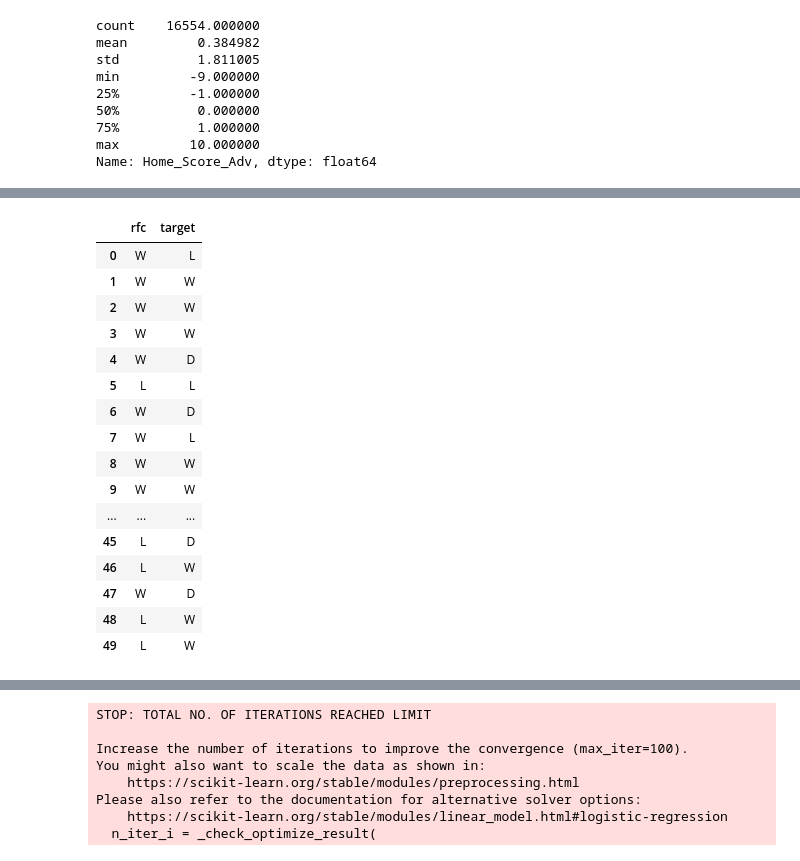
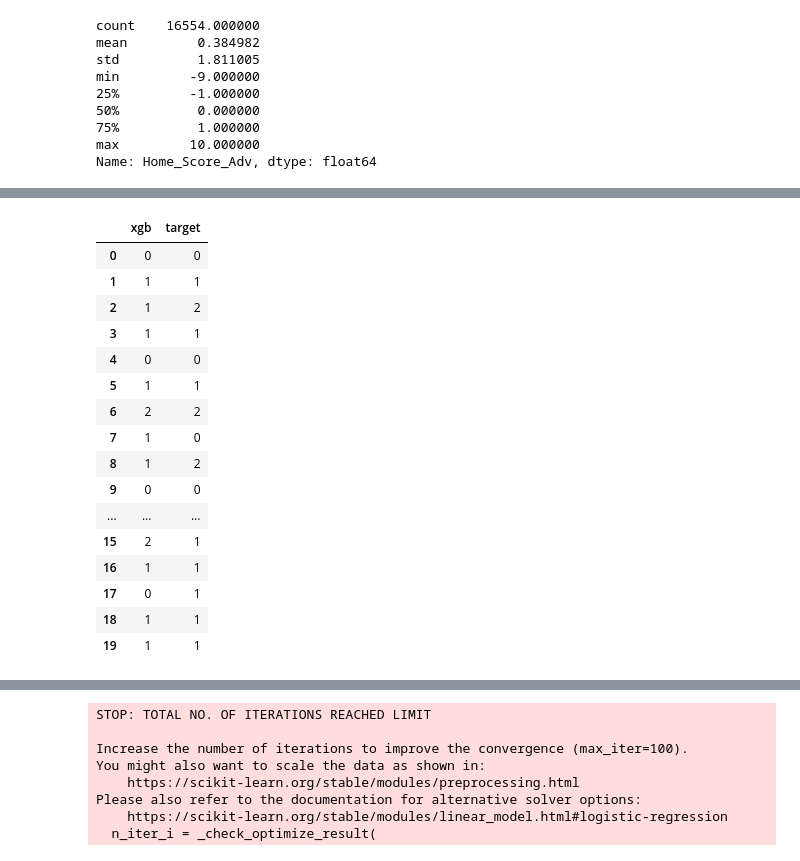
Before and after one commit to gwilli95/European_Soccer_EDA_XGBoost_Pipeline, a Jupyter notebook: notebooks/match_predict.ipynb, the cells around one changed output, grey strips where cells are left out. Cells and saved outputs as stored; diff of their text form; code cells hidden in the pictures.

```diff
--- a/notebooks/match_predict.ipynb
+++ b/notebooks/match_predict.ipynb
@@ -205,13 +237,21 @@ y = df.Home_Result
 # %%
-X_train, X_test, y_train, y_test = train_test_split(X, y, train_size = 0.6, test_size = 0.4, shuffle = False)
+X_train, X_test, y_train, y_test = train_test_split(X, y, test_size = 0.25, shuffle = False)
+# %%
+xgb = XGBClassifier()
+
+f1 = make_scorer(f1_score, average = "weighted") #ValueError: Target is multiclass but average='binary'. Please choose another average setting, one of [None, 'micro', 'macro', 'weighted'].
+
+param_grid = {"max_depth": [3, 4, 5, 6], "learning_rate": [0.01, 0.02, 0.03, 0.05], "gamma": [1, 2, 4, 5]}
+grid = GridSearchCV(estimator = xgb, param_grid = param_grid, n_jobs = -1, scoring = f1)
+
+class_weights = class_weight.compute_sample_weight(class_weight = "balanced", y = y_train)
+# %%
+grid.fit(X_train, y_train, sample_weight = class_weights)
+xgb_train_pred = grid.predict(X_train)
+xgb_test_pred = grid.predict(X_test)
 # %%
-rfc = RandomForestClassifier()
-rfc.fit(X_train, y_train)
-rfc_train_pred = rfc.predict(X_train)
-rfc_test_pred = rfc.predict(X_test)
-
-rfc_df = pd.DataFrame(rfc_test_pred)
+xgb_df = pd.DataFrame(xgb_test_pred)
 target = pd.DataFrame(y_test)
-target_df = target.reset_index().drop(columns = "index")
-df = pd.concat([rfc_df, target_df], axis = 1)
-df.columns = ["rfc", "target"]
+target_df = target.reset_index().drop(columns = "index") #Resetting the index is needed for concatenation
+df = pd.concat([xgb_df, target_df], axis = 1)
+df.columns = ["xgb", "target"]
@@ -218,20 +272,20 @@ df.columns = ["rfc", "target"]
 # %%
-df.head(50)
+df.head(20)
 # %% [output]
-|  | rfc | target |
-| 0 | W | L |
-| 1 | W | W |
-| 2 | W | W |
-| 3 | W | W |
-| 4 | W | D |
-| 5 | L | L |
-| 6 | W | D |
-| 7 | W | L |
-| 8 | W | W |
-| 9 | W | W |
+|  | xgb | target |
+| 0 | 0 | 0 |
+| 1 | 1 | 1 |
+| 2 | 1 | 2 |
+| 3 | 1 | 1 |
+| 4 | 0 | 0 |
+| 5 | 1 | 1 |
+| 6 | 2 | 2 |
+| 7 | 1 | 0 |
+| 8 | 1 | 2 |
+| 9 | 0 | 0 |
 | ... | ... | ... |
-| 45 | L | D |
-| 46 | L | W |
-| 47 | W | D |
-| 48 | L | W |
-| 49 | L | W |
+| 15 | 2 | 1 |
+| 16 | 1 | 1 |
+| 17 | 0 | 1 |
+| 18 | 1 | 1 |
+| 19 | 1 | 1 |
```
Also changed, not shown: parts of 29 cells of this notebook, 3 other files.
